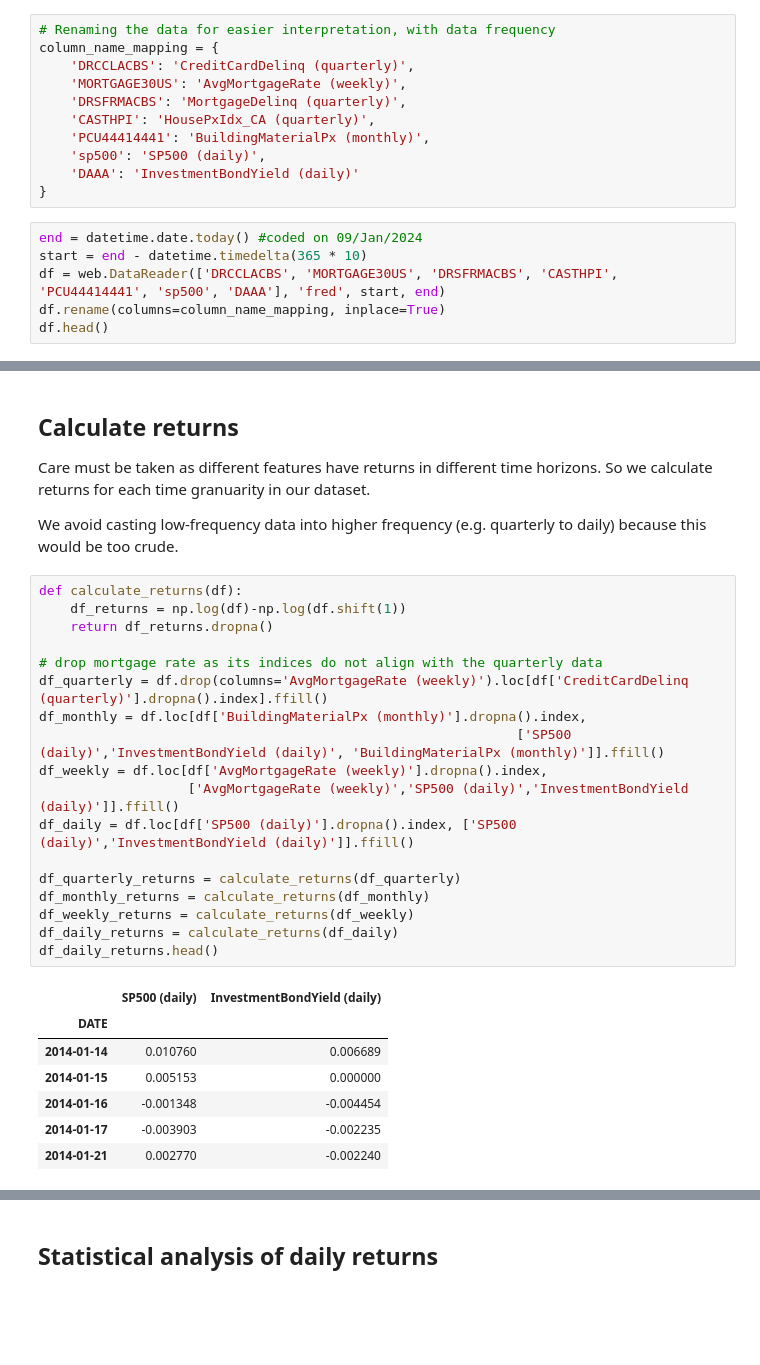
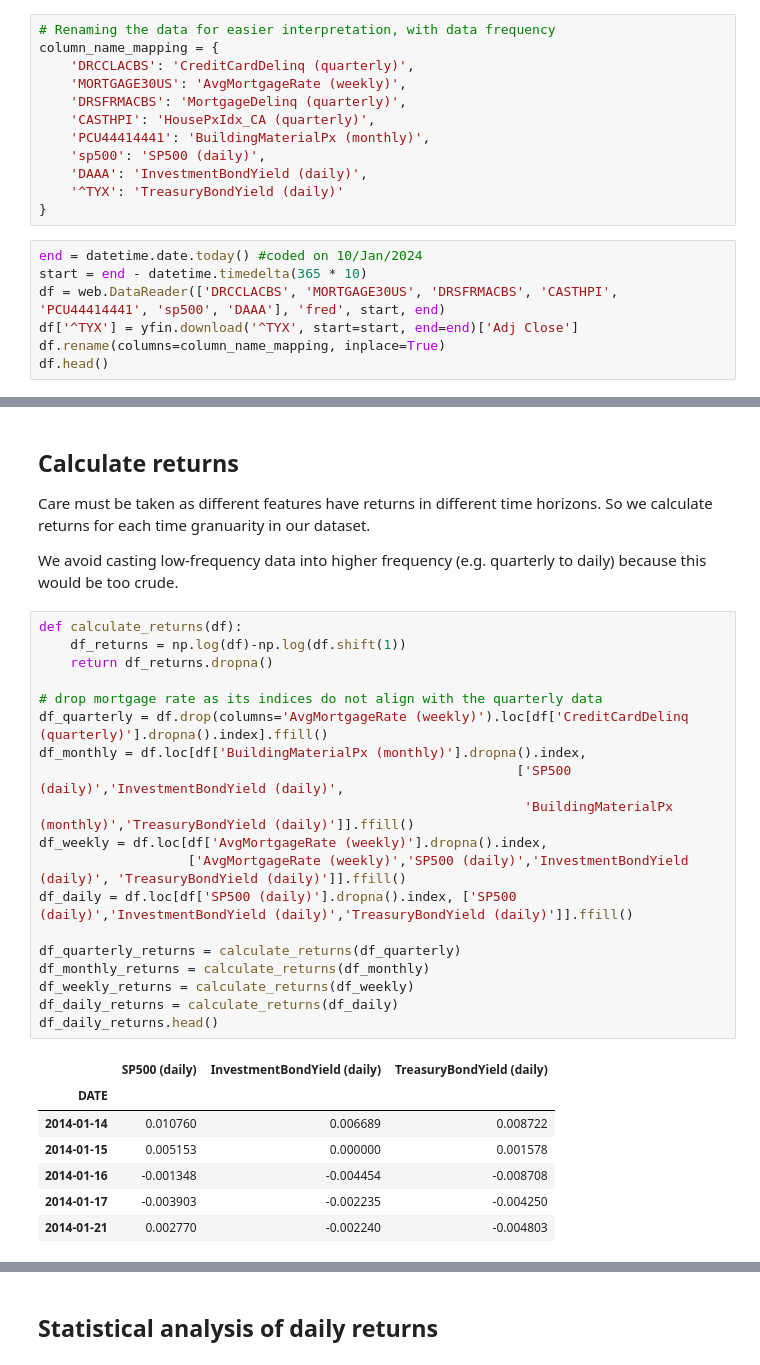
Before and after one commit to GiftChimangeni/wqu_GWP_MScFE_600, a Jupyter notebook: data_analysis_FinancialData_GWP1.ipynb, the cells around one changed output, grey strips where cells are left out. Saved outputs shown, nothing was run; the diff lists cells and outputs as text; blank space fills up the shorter version.

```diff
--- a/data_analysis_FinancialData_GWP1.ipynb
+++ b/data_analysis_FinancialData_GWP1.ipynb
@@ -49,12 +49,14 @@ column_name_mapping = {
     'CASTHPI': 'HousePxIdx_CA (quarterly)',
     'PCU44414441': 'BuildingMaterialPx (monthly)',
     'sp500': 'SP500 (daily)',
-    'DAAA': 'InvestmentBondYield (daily)'
+    'DAAA': 'InvestmentBondYield (daily)',
+    '^TYX': 'TreasuryBondYield (daily)'
 }
 # %%
-end = datetime.date.today() #coded on 09/Jan/2024
+end = datetime.date.today() #coded on 10/Jan/2024
 start = end - datetime.timedelta(365 * 10)
 df = web.DataReader(['DRCCLACBS', 'MORTGAGE30US', 'DRSFRMACBS', 'CASTHPI', 'PCU44414441', 'sp500', 'DAAA'], 'fred', start, end)
+df['^TYX'] = yfin.download('^TYX', start=start, end=end)['Adj Close']
 df.rename(columns=column_name_mapping, inplace=True)
 df.head()
 # %% [output]
@@ -97,29 +100,30 @@ We avoid casting low-frequency data into higher frequency (e.g. quarterly to dai
 # %%
 def calculate_returns(df):
     df_returns = np.log(df)-np.log(df.shift(1))
     return df_returns.dropna()
 
 # drop mortgage rate as its indices do not align with the quarterly data
 df_quarterly = df.drop(columns='AvgMortgageRate (weekly)').loc[df['CreditCardDelinq (quarterly)'].dropna().index].ffill()
 df_monthly = df.loc[df['BuildingMaterialPx (monthly)'].dropna().index,
-                                                             ['SP500 (daily)','InvestmentBondYield (daily)', 'BuildingMaterialPx (monthly)']].ffill()
+                                                             ['SP500 (daily)','InvestmentBondYield (daily)',
+                                                              'BuildingMaterialPx (monthly)','TreasuryBondYield (daily)']].ffill()
 df_weekly = df.loc[df['AvgMortgageRate (weekly)'].dropna().index,
-                   ['AvgMortgageRate (weekly)','SP500 (daily)','InvestmentBondYield (daily)']].ffill()
-df_daily = df.loc[df['SP500 (daily)'].dropna().index, ['SP500 (daily)','InvestmentBondYield (daily)']].ffill()
+                   ['AvgMortgageRate (weekly)','SP500 (daily)','InvestmentBondYield (daily)', 'TreasuryBondYield (daily)']].ffill()
+df_daily = df.loc[df['SP500 (daily)'].dropna().index, ['SP500 (daily)','InvestmentBondYield (daily)','TreasuryBondYield (daily)']].ffill()
 
 df_quarterly_returns = calculate_returns(df_quarterly)
 df_monthly_returns = calculate_returns(df_monthly)
 df_weekly_returns = calculate_returns(df_weekly)
 df_daily_returns = calculate_returns(df_daily)
 df_daily_returns.head()
 # %% [output]
-|  | SP500 (daily) | InvestmentBondYield (daily) |
-| DATE |  |  |
-| 2014-01-14 | 0.010760 | 0.006689 |
-| 2014-01-15 | 0.005153 | 0.000000 |
-| 2014-01-16 | -0.001348 | -0.004454 |
-| 2014-01-17 | -0.003903 | -0.002235 |
-| 2014-01-21 | 0.002770 | -0.002240 |
+|  | SP500 (daily) | InvestmentBondYield (daily) | TreasuryBondYield (daily) |
+| DATE |  |  |  |
+| 2014-01-14 | 0.010760 | 0.006689 | 0.008722 |
+| 2014-01-15 | 0.005153 | 0.000000 | 0.001578 |
+| 2014-01-16 | -0.001348 | -0.004454 | -0.008708 |
+| 2014-01-17 | -0.003903 | -0.002235 | -0.004250 |
+| 2014-01-21 | 0.002770 | -0.002240 | -0.004803 |
 # %% [markdown]
 ## Plot a heatmap of the correlation matrix of log-returns
 The correlations for quarterly data would no be reliable as we have no more than 40 datapoints to calculate it. Even going from weekly to daily data can have considerable impact. In fact, notice that the correlation beween the sp500 and bond yields is negative for weekly data but positive for daily data. The comparison between monthly and daily data is even more striking as the correlation goes from strong negative to small positive.
```
Also changed, not shown: parts of 13 cells of this notebook.
